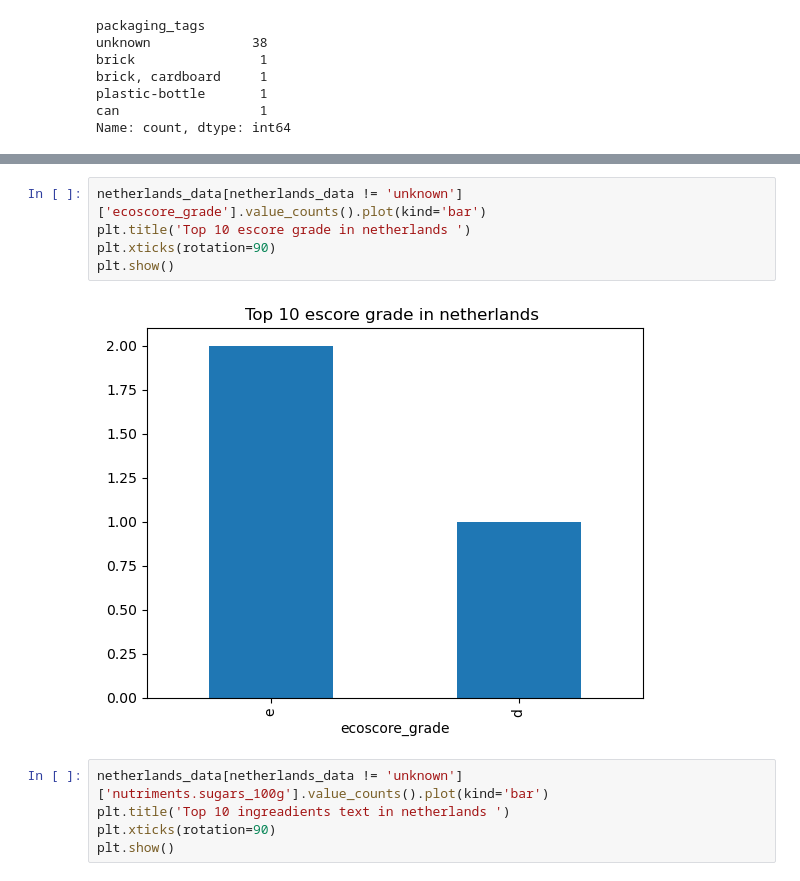
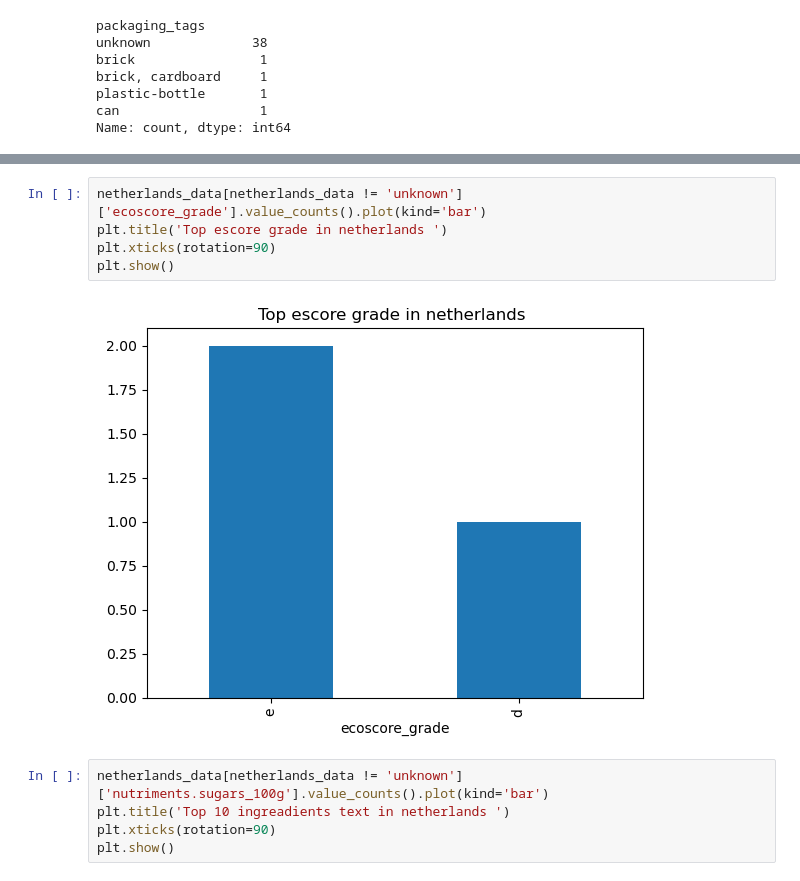
Before and after one commit to Codon-s/cpg-product-intelligence, a Jupyter notebook: prashant.ipynb, the cells around one changed output, grey strips where cells are left out. Drawn from its saved outputs; the diff is of its cells as text.

```diff
--- a/prashant.ipynb
+++ b/prashant.ipynb
@@ -785,10 +842,10 @@ Name: count, dtype: int64
 # %%
 netherlands_data[netherlands_data != 'unknown']['ecoscore_grade'].value_counts().plot(kind='bar')
-plt.title('Top 10 escore grade in netherlands ')
+plt.title('Top escore grade in netherlands ')
 plt.xticks(rotation=90)
 plt.show()
 # %% [output]
-[figure, old version]
+[figure, new version]
 # %%
 netherlands_data[netherlands_data != 'unknown']['nutriments.sugars_100g'].value_counts().plot(kind='bar')
 plt.title('Top 10 ingreadients text in netherlands ')
```
Also changed, not shown: parts of 25 cells of this notebook.
